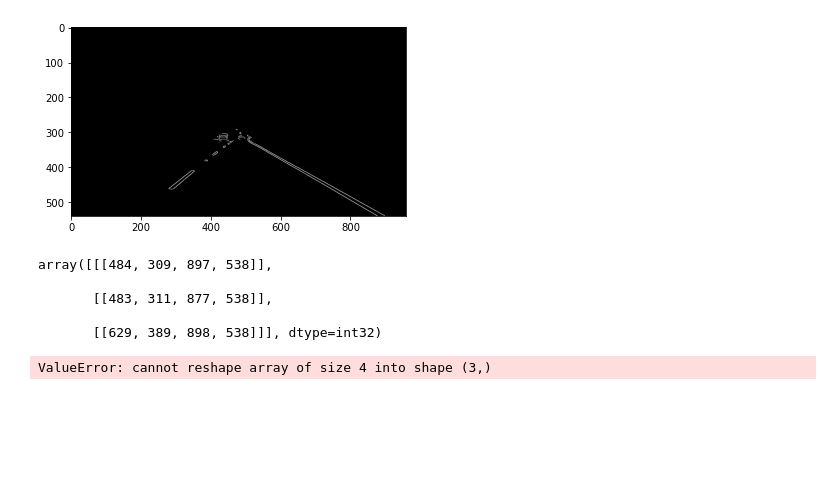
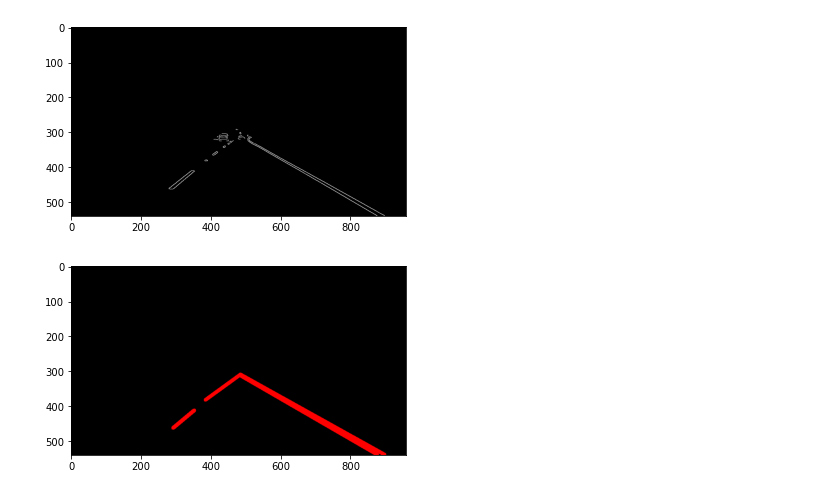
Before and after one commit to yukun093/self-driving-car, a Jupyter notebook: project_lane_detection/project1_lane_detection.ipynb, the cells around one changed output. Saved outputs shown, nothing was run; the diff lists cells and outputs as text; code cells hidden in the pictures; blank space fills up the shorter version.

```diff
--- a/project_lane_detection/project1_lane_detection.ipynb
+++ b/project_lane_detection/project1_lane_detection.ipynb
@@ -70,51 +70,42 @@ plt.show()
 # %%
 # in order to remove the block on the image(edges), Hough Transportation should be used
 
 # void cv::HoughLinesP(
 # InputArray 	image,
 # OutputArray 	lines,
 # double 	rho,
 # double 	theta,
 # int 	threshold,
 # double 	minLineLength = 0,
 # double 	maxLineGap = 0
 # )
 
 # Parameters
 # image	8-bit, single-channel binary source image. The image may be modified by the function.
 # lines	Output vector of lines. Each line is represented by a 4-element vector (x1,y1,x2,y2) , where (x1,y1) and (x2,y2) are the ending points of each detected line segment.
 # rho	Distance resolution of the accumulator in pixels.
 # theta	Angle resolution of the accumulator in radians.
 # threshold	Accumulator threshold parameter. Only those lines are returned that get enough votes ( >threshold ).
 # minLineLength	Minimum line length. Line segments shorter than that are rejected.
 # maxLineGap	Maximum allowed gap between points on the same line to link them.
-def getlines(edges):
-    # rho = 1
-    # theta = np.pi / 180
-    # threshold = 15
-    # minLineLength = 40
-    # maxLineLength = 20
-    lines =  cv2.HoughLinesP(edges, rho = 0.3, theta = np.pi/180, threshold = 100, minLineLength=70, maxLineGap=20)
-    return lines
-lines = getlines(edges)
+
+def get_hough_lines(edges_ROI):
+    hough_lines =  cv2.HoughLinesP(edges_ROI, rho = 1.0, theta = np.pi / 180, threshold = 40, minLineLength = 50, maxLineGap = 20)
+    return hough_lines
+
+# Line Display
+def displayLines(img, hough_lines):
+    if hough_lines is not None:
+        for line in hough_lines:
+            x1, y1, x2, y2 = line.reshape(4) # converting to 1d array
+            cv2.line(img, (x1, y1,), (x2, y2), color = (255, 0, 0), thickness = 10)
+    return line_img
+
+hough_lines = get_hough_lines(edges_ROI)
+line_img = np.zeros((img.shape[0], img.shape[1], 3), dtype = np.uint8)
+
+line_img = displayLines(line_img, hough_lines)
+plt.imshow(line_img)
+plt.show()
+# %% [output]
+[figure, added]
-# %%
-lines
-# %% [output]
-array([[[484, 309, 897, 538]],
-
-       [[483, 311, 877, 538]],
-
-       [[629, 389, 898, 538]]], dtype=int32)
-# %%
-# Line Extrapolation
-def displayLines(img, lines):
-    if lines is not None:
-        for line in lines:
-            x1, y1, x2, y2 = line.reshape(4) # converting to 1d array
-            cv2.line(img, (x1, y1,), (x2, y2), (255, 0, 0), 10)
-    return img
-lines = displayLines(img, lines)
-plt.imshow(lines)
-plt.show()
-# %% [output]
-ValueError: cannot reshape array of size 4 into shape (3,)
```
Also changed, not shown: parts of 1 cell of this notebook.
